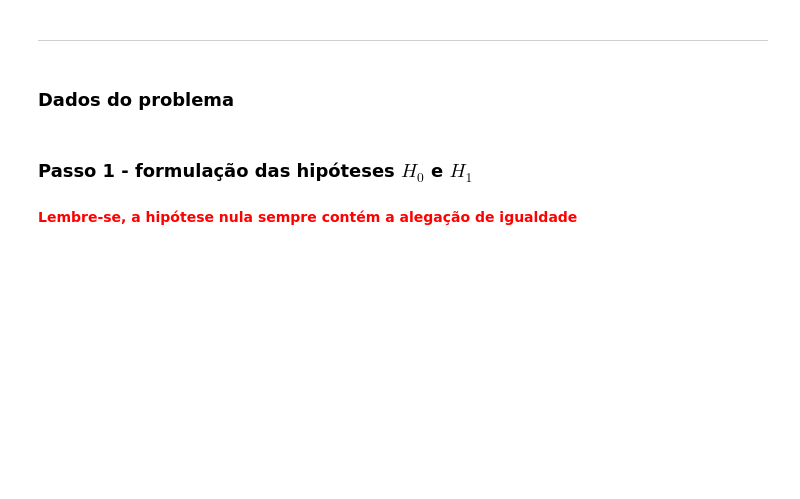
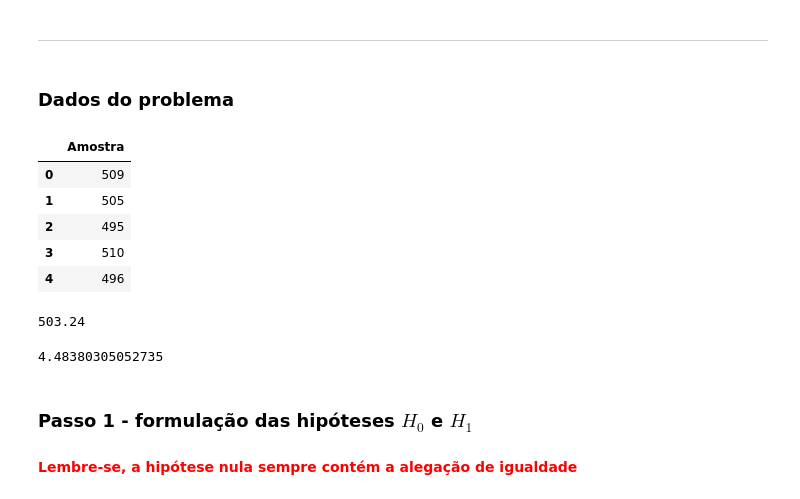
Before and after one commit to wiliands/estatistica_python, a Jupyter notebook: Estatistica_Parte03/Curso_de_Estatística_Parte_3.ipynb, the cells around one changed output. Cells and saved outputs as stored; diff of their text form; code cells hidden in the pictures; blank space fills up the shorter version.

```diff
--- a/Estatistica_Parte03/Curso_de_Estatística_Parte_3.ipynb
+++ b/Estatistica_Parte03/Curso_de_Estatística_Parte_3.ipynb
@@ -275,3 +275,29 @@ O **teste bicaudal** é muito utilizado em **testes de qualidade**, como o apres
 ---
 # %% [markdown]
 ### Dados do problema
+# %%
+amostra = [509, 505, 495, 510, 496, 509, 497, 502, 503, 505,
+           501, 505, 510, 505, 504, 497, 506, 506, 508, 505,
+           497, 504, 500, 498, 506, 496, 508, 497, 503, 501,
+           503, 506, 499, 498, 509, 507, 503, 499, 509, 495,
+           502, 505, 504, 509, 508, 501, 505, 497, 508, 507]
+# %%
+amostra = pd.DataFrame(amostra, columns=['Amostra'])
+amostra.head()
+# %% [output]
+|  | Amostra |
+| 0 | 509 |
+| 1 | 505 |
+| 2 | 495 |
+| 3 | 510 |
+| 4 | 496 |
+# %%
+media_amostra = amostra.mean()[0]
+media_amostra
+# %% [output]
+503.24
+# %%
+desvio_padrao_amostra = amostra.std()[0]
+desvio_padrao_amostra
+# %% [output]
+4.48380305052735
```
Also changed, not shown: parts of 15 cells of this notebook, 1 other file.
